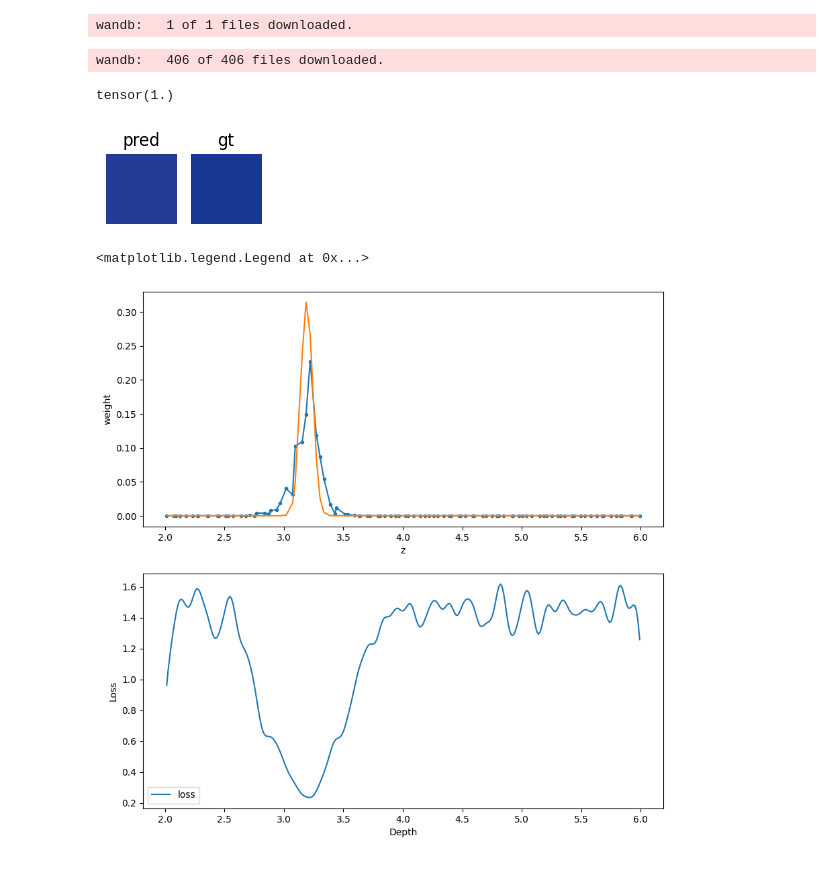
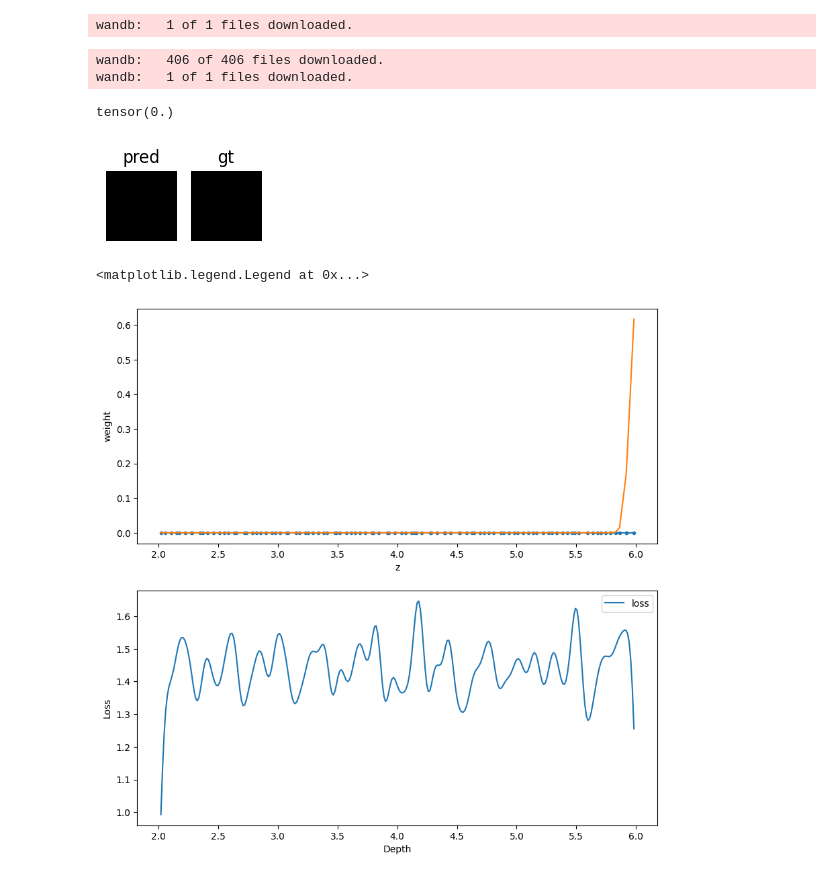
Before and after one commit to Jorgeromeu/NeRF2D, a Jupyter notebook: visualizations/depth_supervision.ipynb, the cells around one changed output. Drawn from its saved outputs; the diff is of its cells as text; code cells hidden in the pictures.

Commit message:
fix visualizations

```diff
--- a/visualizations/depth_supervision.ipynb
+++ b/visualizations/depth_supervision.ipynb
@@ -18,17 +17,27 @@ from wandb_utils import load_from_checkpoint_api
 # %%
 api = wandb.Api()
-nerf = load_from_checkpoint_api(api, 'romeu/NeRF2D/model-5x9fjp84:v0').cpu()
+
+run_c = api.run('romeu/NeRF2D/qyxltox2')
+run_d = api.run('romeu/NeRF2D/5x9fjp84')
+
+train_run = run_c
+
+model_artifact = first_logged_artifact_of_type(train_run, 'model')
+nerf = load_lm_from_artifact(model_artifact).cpu()
 # %% [output]
 wandb:   1 of 1 files downloaded.
 # %%
+from wandb_utils import first_used_artifact_of_type, load_dm_from_artifact
+
 # read test set
-dataset_folder = get_artifact_dir_api(api, 'romeu/NeRF2D/bunny:v0')
-dm = NeRF2D_Datamodule(dataset_folder, 1, 1)
+dataset_artifact = first_used_artifact_of_type(train_run, 'dataset')
+dm = load_dm_from_artifact(dataset_artifact, model_artifact)
 
 dataset = NeRFDataset2D(dm.val_ims, dm.val_poses, dm.val_focal, dm.val_depths)
 dataloader = DataLoader(dataset, batch_size=1, shuffle=False)
 # %% [output]
 wandb:   406 of 406 files downloaded.
+wandb:   1 of 1 files downloaded.
 # %%
 def show_colors(colors, names=None):
     if names is None:
@@ -47,7 +56,7 @@ def get_nth_batch(n, loader):
         if i == n:
             return batch
 # %%
-ray_idx = 40
+ray_idx = 0
 
 # get dataset entry
 o, d, color_gt, depth_gt = get_nth_batch(ray_idx, dataloader)
@@ -90,34 +99,34 @@ ax_weights.plot(ts, ps, label='gt')
 
 # take loss for each gt depth
 losses = []
 kldivs = []
 for gt_depth in depths_lin:
     loss = nerf.depth_loss(Tensor([gt_depth]), ts, weights, sigma)
 
     ps_gt = discrete_gaussian_pdf(ts, sigma, gt_depth).unsqueeze(0)
 
     eps = 1e-10
     weights_p = weights + eps
     weights_p = weights_p / weights_p.sum()
 
     ps_gt_p = ps_gt + eps
     ps_gt_p = ps_gt_p / ps_gt_p.sum()
 
     kl_div = F.kl_div(torch.log(weights_p), ps_gt_p, reduction='mean') * 50
 
     kldivs.append(kl_div.item())
     losses.append(loss.item())
 
 # Plot the losses at the different depths
 ax_gts.plot(depths_lin, losses, label='loss')
 # ax_gts.plot(depths_lin, kldivs, label='kl_divs')
 ax_gts.set_xlabel('Depth')
 ax_gts.set_ylabel('Loss')
 ax_gts.legend()
 
 # ax_gts.set_ylim(0, 4)
 # %% [output]
-tensor(1.)
+tensor(0.)
-[figure, old version]
+[figure, new version]
 <matplotlib.legend.Legend at 0x...>
-[figure, old version]
+[figure, new version]
```
Also changed, not shown: parts of 1 cell of this notebook, 8 other files.
